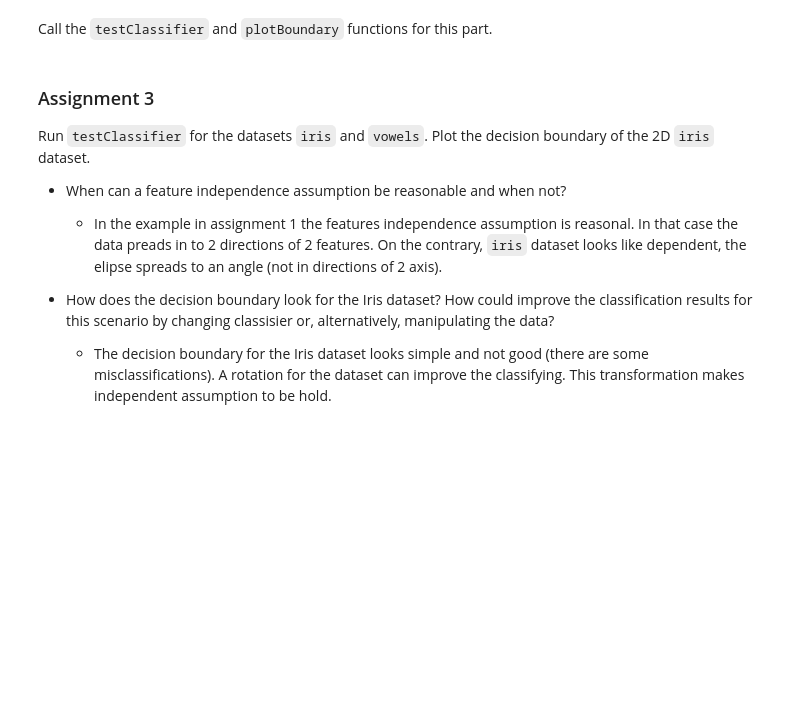
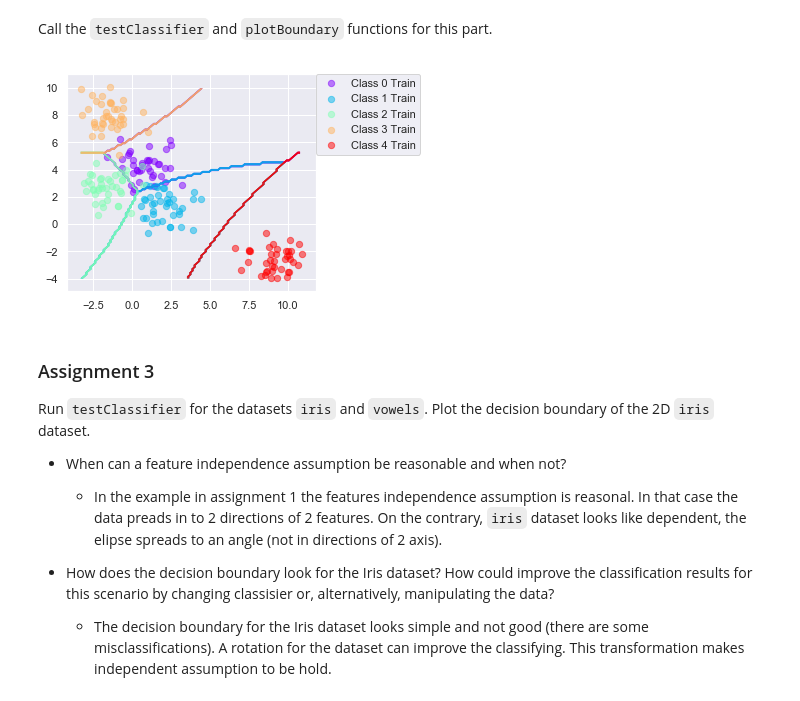
Before and after one commit to thnganguyen/machine-learning-KTH-DD2421, a Jupyter notebook: Bayesian_Boosting/lab3_N.ipynb, the cells around one changed output. Cells and saved outputs as stored; diff of their text form; code cells hidden in the pictures; blank space fills up the shorter version.

Commit message:
add classifier for gaussian example

```diff
--- a/Bayesian_Boosting/lab3_N.ipynb
+++ b/Bayesian_Boosting/lab3_N.ipynb
@@ -126,6 +128,41 @@ class BayesClassifier(object):
 
     def classify(self, X):
         return classifyBayes(X, self.prior, self.mu, self.sigma)
+# %%
+def myTestBayesClassifier(classifier, xTr, yTr):
+
+    classes = np.unique(yTr)
+    trained_classifier = classifier.trainClassifier(xTr, yTr)
+
+    xRange = np.arange(np.min(xTr[:,0]),np.max(xTr[:,0]),np.abs(np.max(xTr[:,0])-np.min(xTr[:,0]))/100.0)
+    yRange = np.arange(np.min(xTr[:,1]),np.max(xTr[:,1]),np.abs(np.max(xTr[:,1])-np.min(xTr[:,1]))/100.0)
+
+    grid = np.zeros((yRange.size, xRange.size))
+
+    for (xi, xx) in enumerate(xRange):
+        for (yi, yy) in enumerate(yRange):
+            # Predict
+            grid[yi,xi] = trained_classifier.classify(np.array([[xx, yy]]))
+
+
+    ys = [i+xx+(i*xx)**2 for i in range(len(classes))]
+    colormap = cm.rainbow(np.linspace(0, 1, len(ys)))
+
+    fig = plt.figure()
+    # plt.hold(True)
+    conv = ColorConverter()
+    for (color, c) in zip(colormap, classes):
+        try:
+            CS = plt.contour(xRange,yRange,(grid==c).astype(float),15,linewidths=0.25,colors=conv.to_rgba_array(color))
+        except ValueError:
+            pass
+        trClIdx = np.where(yTr == c)[0]
+        color = color.reshape(1,len(color))
+        plt.scatter(xTr[trClIdx,0],xTr[trClIdx,1],marker='o',c=color,s=40,alpha=0.5, label="Class "+str(c)+" Train")
+    plt.legend(bbox_to_anchor=(1., 1), loc=2, borderaxespad=0.)
+    fig.subplots_adjust(right=0.7)
+    plt.show()
+    fig.savefig('figures/classGauss.png')
 # %% [markdown]
 ## Test the Maximum Likelihood estimates
 
@@ -151,6 +188,13 @@ plt.close(1)
 [figure]
 # %% [markdown]
 Call the `testClassifier` and `plotBoundary` functions for this part.
+# %%
+%matplotlib inline
+X, labels = genBlobs(centers=5)
+
+myTestBayesClassifier(BayesClassifier(), X, labels)
+# %% [output]
+[figure, added]
 # %% [markdown]
 ### Assignment 3
 Run `testClassifier` for the datasets `iris` and `vowels`. Plot the decision boundary of the 2D `iris` dataset.
```
Also changed, not shown: parts of 1 cell of this notebook, 1 other file.
